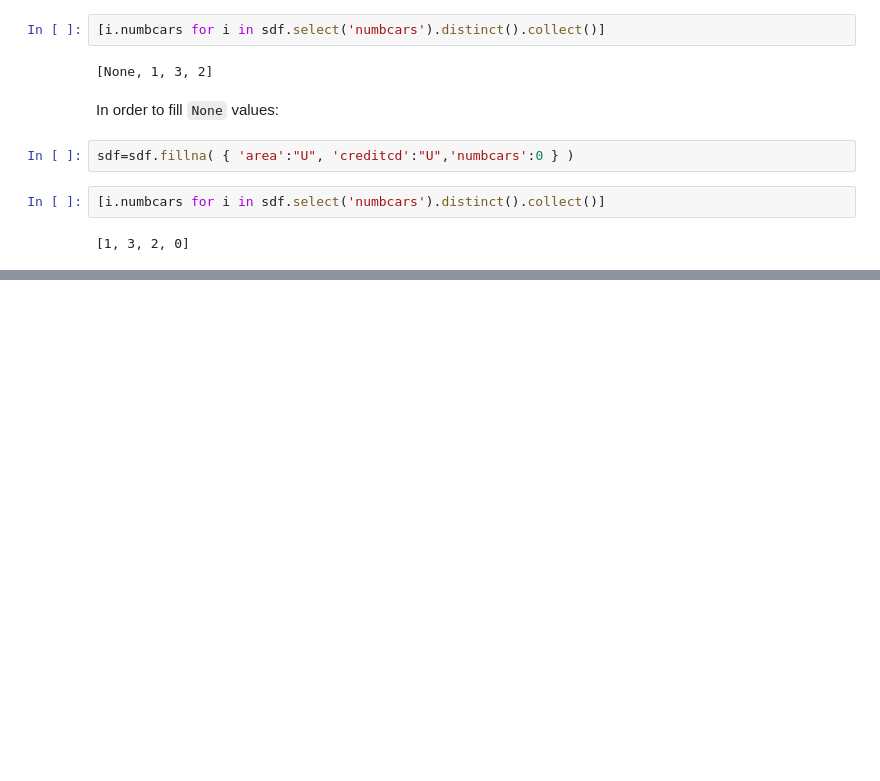
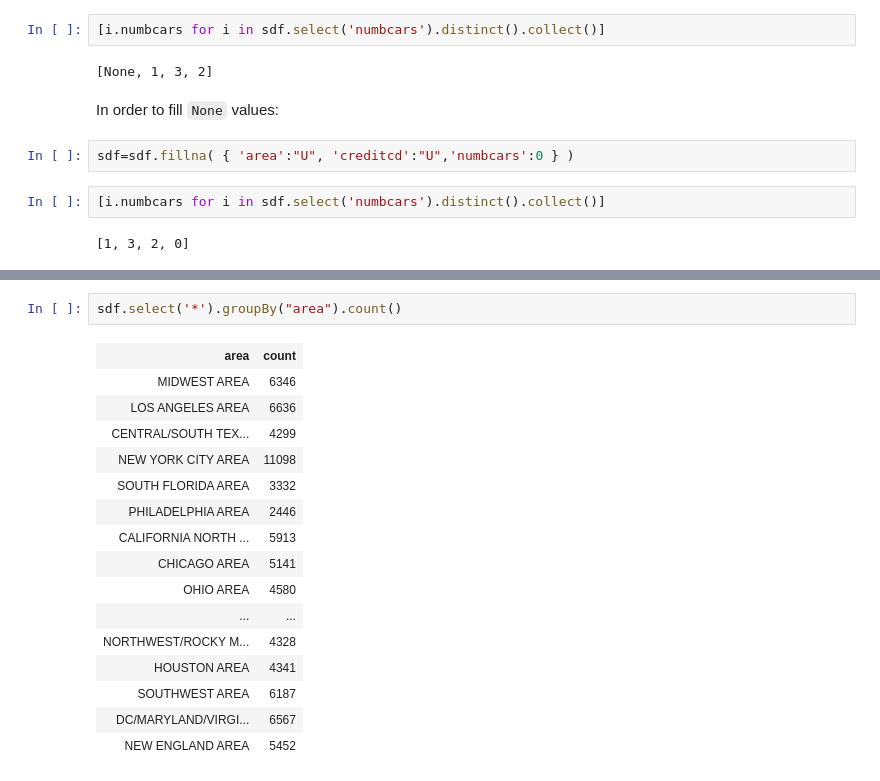
Before and after one commit to nachordo/spark_telecom, a Jupyter notebook: data_wrangling.ipynb, the cells around one changed output, grey strips where cells are left out. Drawn from its saved outputs; the diff is of its cells as text; blank space fills up the shorter version.

Commit message:
Added val_count functions

```diff
--- a/data_wrangling.ipynb
+++ b/data_wrangling.ipynb
@@ -127,0 +140,19 @@ sdf=sdf.fillna( { 'area':"U", 'creditcd':"U",'numbcars':0 } )
+# %%
+sdf.select('*').groupBy("area").count()
+# %% [output]
+| area | count |
+| MIDWEST AREA | 6346 |
+| LOS ANGELES AREA | 6636 |
+| CENTRAL/SOUTH TEX... | 4299 |
+| NEW YORK CITY AREA | 11098 |
+| SOUTH FLORIDA AREA | 3332 |
+| PHILADELPHIA AREA | 2446 |
+| CALIFORNIA NORTH ... | 5913 |
+| CHICAGO AREA | 5141 |
+| OHIO AREA | 4580 |
+| ... | ... |
+| NORTHWEST/ROCKY M... | 4328 |
+| HOUSTON AREA | 4341 |
+| SOUTHWEST AREA | 6187 |
+| DC/MARYLAND/VIRGI... | 6567 |
+| NEW ENGLAND AREA | 5452 |
```
Also changed, not shown: parts of 4 cells of this notebook.
